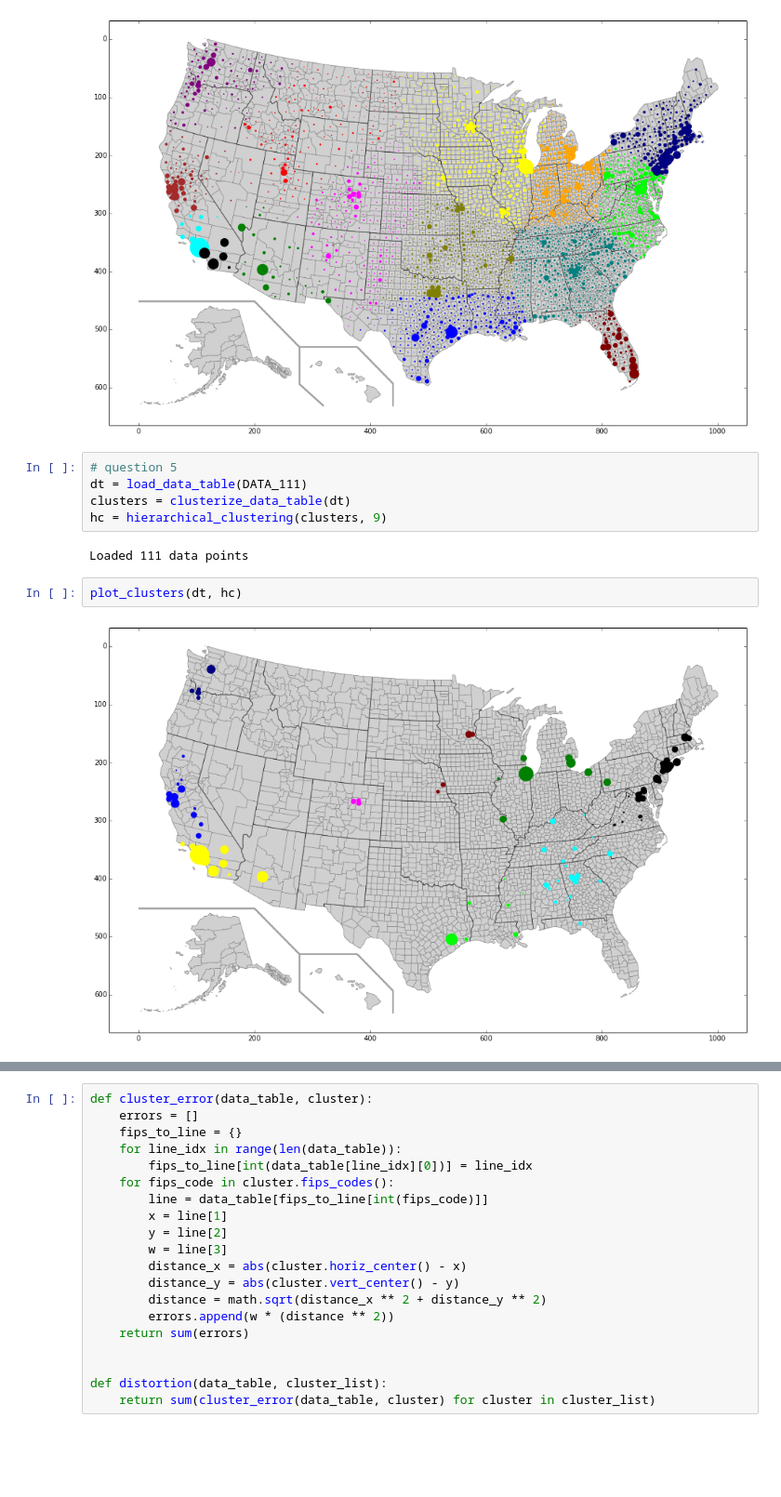
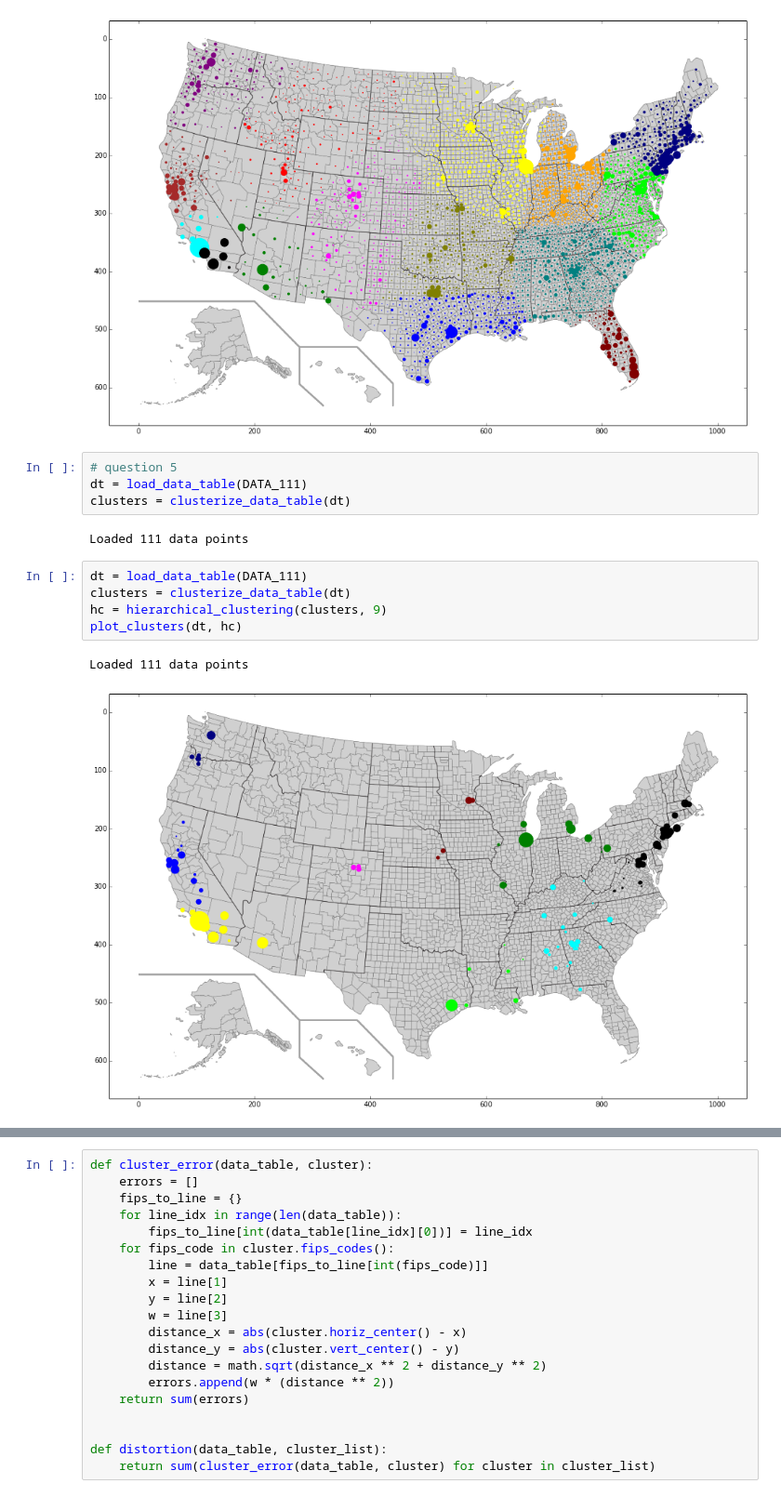
Before and after one commit to kmerenkov/algorithmic-thinking, a Jupyter notebook: homework 3 project correct.ipynb, the cells around one changed output, grey strips where cells are left out. Shown at 93% size. Cells and saved outputs as stored; diff of their text form; blank space fills up the shorter version.

```diff
--- a/homework 3 project correct.ipynb
+++ b/homework 3 project correct.ipynb
@@ -472,12 +467,15 @@ plot_clusters(dt, kc)
 # question 5
 dt = load_data_table(DATA_111)
 clusters = clusterize_data_table(dt)
-hc = hierarchical_clustering(clusters, 9)
 # %% [output]
 Loaded 111 data points
-# %%
-plot_clusters(dt, hc)
-# %% [output]
-[figure, removed]
+# %%
+dt = load_data_table(DATA_111)
+clusters = clusterize_data_table(dt)
+hc = hierarchical_clustering(clusters, 9)
+plot_clusters(dt, hc)
+# %% [output]
+Loaded 111 data points
+[figure, added]
 # %%
 # question 6
```
Also changed, not shown: parts of 6 cells of this notebook, 1 other file.
